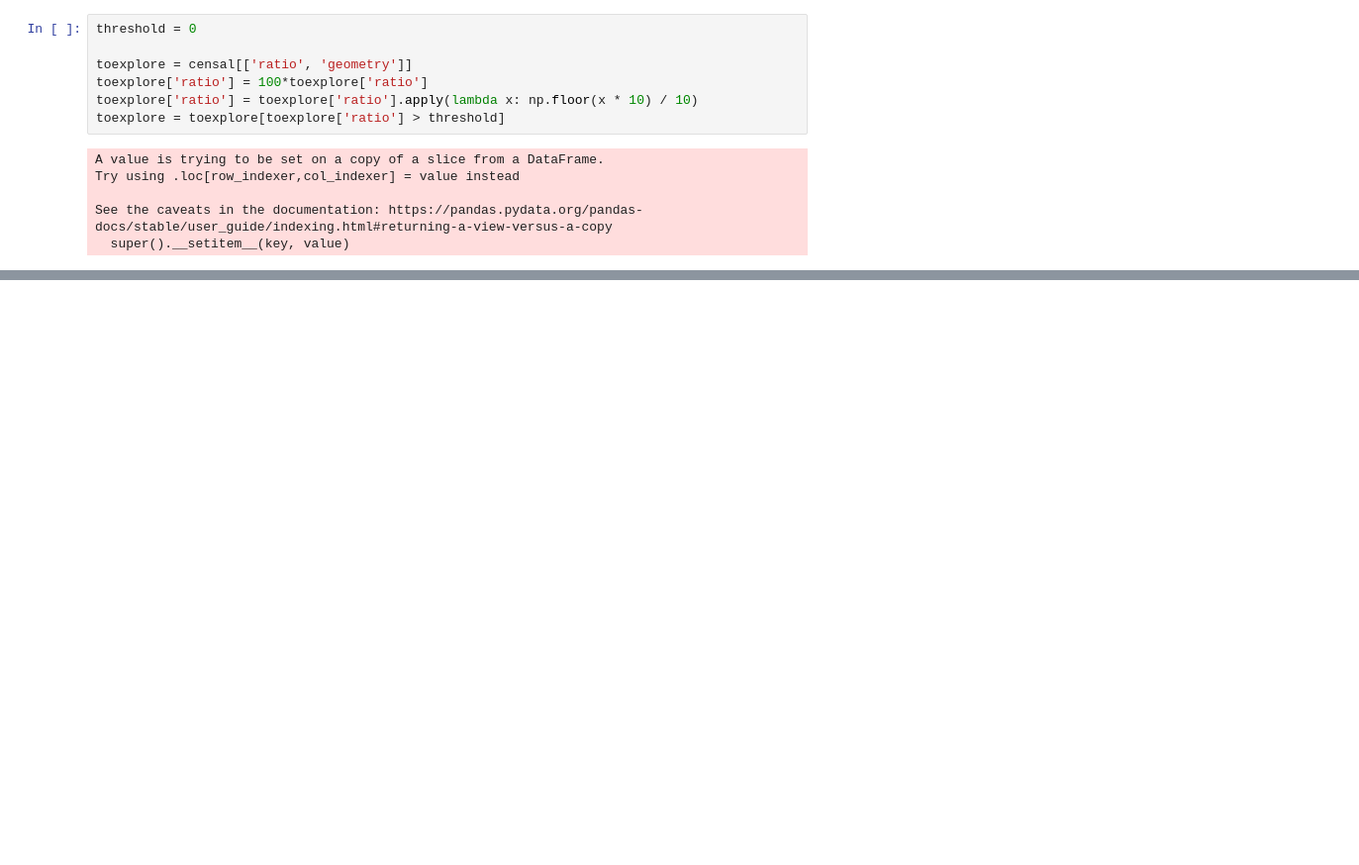
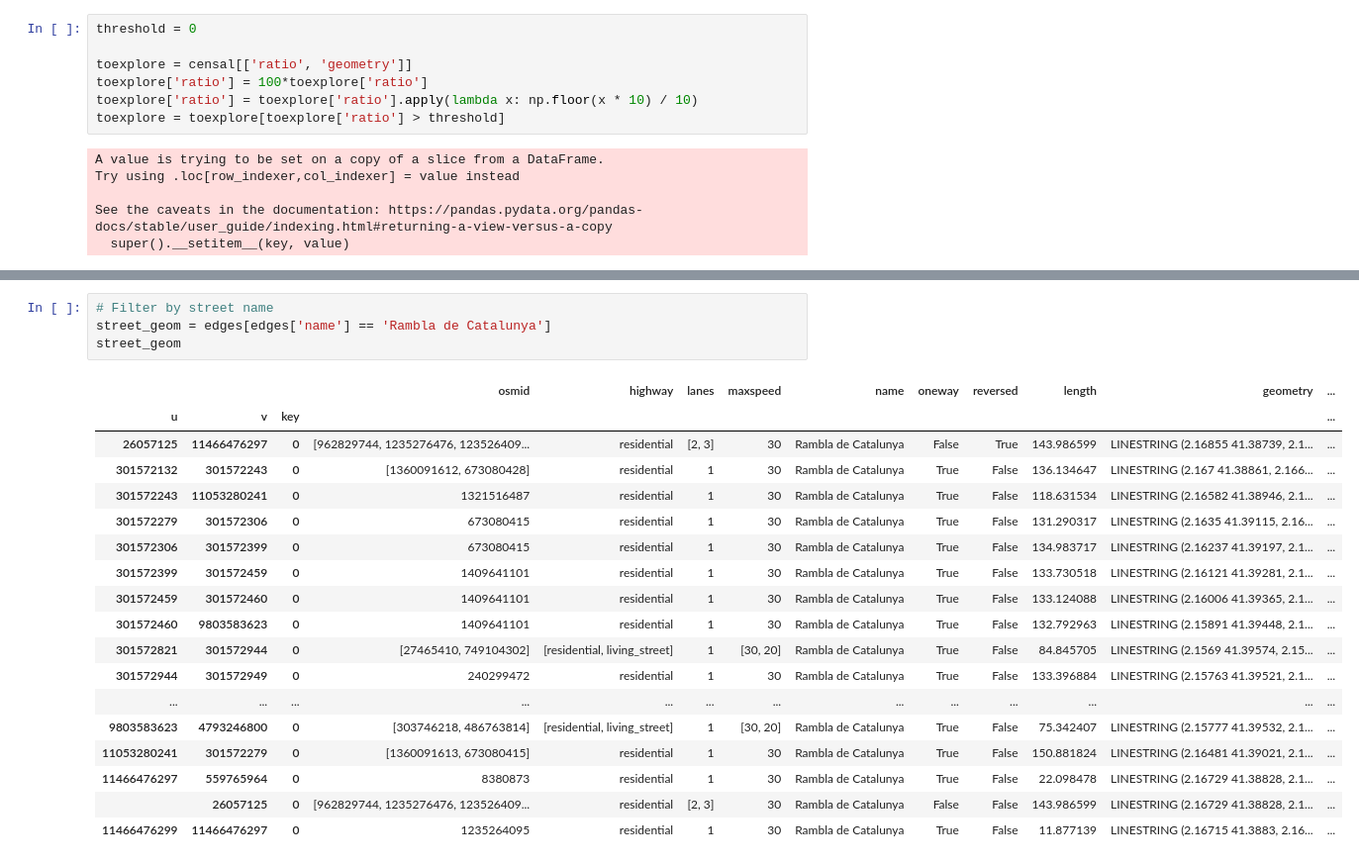
Before and after one commit to mehrrero/parasites, a Jupyter notebook: explore.ipynb, the cells around one changed output, grey strips where cells are left out. Shown at 99% size. Drawn from its saved outputs; the diff is of its cells as text; blank space fills up the shorter version.

```diff
--- a/explore.ipynb
+++ b/explore.ipynb
@@ -153,3 +184,26 @@ toexplore[['ratio', 'geometry']].explore(
 )
 # %% [output]
 [interactive output not drawn]
+# %%
+# Filter by street name
+street_geom = edges[edges['name'] == 'Rambla de Catalunya']
+street_geom
+# %% [output]
+|  |  |  | osmid | highway | lanes | maxspeed | name | oneway | reversed | length | geometry | ... |
+| u | v | key |  |  |  |  |  |  |  |  |  | ... |
+| 26057125 | 11466476297 | 0 | [962829744, 1235276476, 123526409... | residential | [2, 3] | 30 | Rambla de Catalunya | False | True | 143.986599 | LINESTRING (2.16855 41.38739, 2.1... | ... |
+| 301572132 | 301572243 | 0 | [1360091612, 673080428] | residential | 1 | 30 | Rambla de Catalunya | True | False | 136.134647 | LINESTRING (2.167 41.38861, 2.166... | ... |
+| 301572243 | 11053280241 | 0 | 1321516487 | residential | 1 | 30 | Rambla de Catalunya | True | False | 118.631534 | LINESTRING (2.16582 41.38946, 2.1... | ... |
+| 301572279 | 301572306 | 0 | 673080415 | residential | 1 | 30 | Rambla de Catalunya | True | False | 131.290317 | LINESTRING (2.1635 41.39115, 2.16... | ... |
+| 301572306 | 301572399 | 0 | 673080415 | residential | 1 | 30 | Rambla de Catalunya | True | False | 134.983717 | LINESTRING (2.16237 41.39197, 2.1... | ... |
+| 301572399 | 301572459 | 0 | 1409641101 | residential | 1 | 30 | Rambla de Catalunya | True | False | 133.730518 | LINESTRING (2.16121 41.39281, 2.1... | ... |
+| 301572459 | 301572460 | 0 | 1409641101 | residential | 1 | 30 | Rambla de Catalunya | True | False | 133.124088 | LINESTRING (2.16006 41.39365, 2.1... | ... |
+| 301572460 | 9803583623 | 0 | 1409641101 | residential | 1 | 30 | Rambla de Catalunya | True | False | 132.792963 | LINESTRING (2.15891 41.39448, 2.1... | ... |
+| 301572821 | 301572944 | 0 | [27465410, 749104302] | [residential, living_street] | 1 | [30, 20] | Rambla de Catalunya | True | False | 84.845705 | LINESTRING (2.1569 41.39574, 2.15... | ... |
+| 301572944 | 301572949 | 0 | 240299472 | residential | 1 | 30 | Rambla de Catalunya | True | False | 133.396884 | LINESTRING (2.15763 41.39521, 2.1... | ... |
+| ... | ... | ... | ... | ... | ... | ... | ... | ... | ... | ... | ... | ... |
+| 9803583623 | 4793246800 | 0 | [303746218, 486763814] | [residential, living_street] | 1 | [30, 20] | Rambla de Catalunya | True | False | 75.342407 | LINESTRING (2.15777 41.39532, 2.1... | ... |
+| 11053280241 | 301572279 | 0 | [1360091613, 673080415] | residential | 1 | 30 | Rambla de Catalunya | True | False | 150.881824 | LINESTRING (2.16481 41.39021, 2.1... | ... |
+| 11466476297 | 559765964 | 0 | 8380873 | residential | 1 | 30 | Rambla de Catalunya | True | False | 22.098478 | LINESTRING (2.16729 41.38828, 2.1... | ... |
+|  | 26057125 | 0 | [962829744, 1235276476, 123526409... | residential | [2, 3] | 30 | Rambla de Catalunya | False | False | 143.986599 | LINESTRING (2.16729 41.38828, 2.1... | ... |
+| 11466476299 | 11466476297 | 0 | 1235264095 | residential | 1 | 30 | Rambla de Catalunya | True | False | 11.877139 | LINESTRING (2.16715 41.3883, 2.16... | ... |
```
Also changed, not shown: parts of 6 cells of this notebook, 4 other files.
